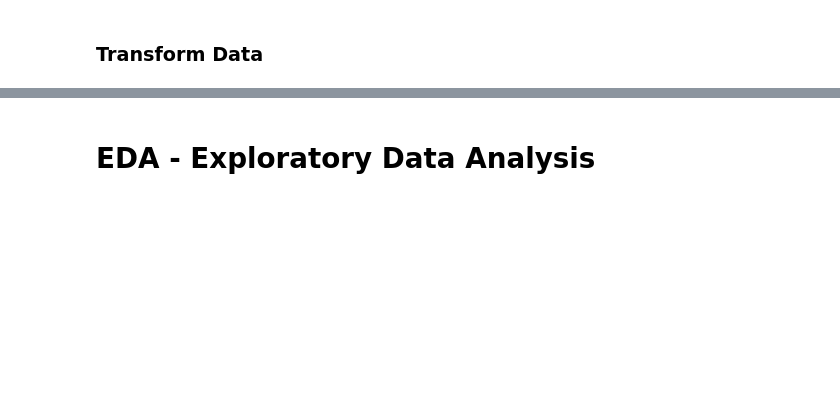
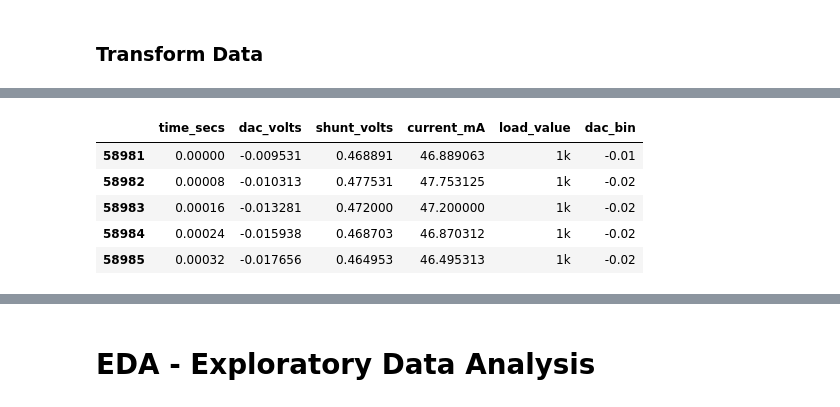
Before and after one commit to import-tiago/FEI, a Jupyter notebook: MSc/PEL309/Analysis/PEL309.ipynb, the cells around one changed output, grey strips where cells are left out. Saved outputs shown, nothing was run; the diff lists cells and outputs as text; code cells hidden in the pictures; blank space fills up the shorter version.

```diff
--- a/MSc/PEL309/Analysis/PEL309.ipynb
+++ b/MSc/PEL309/Analysis/PEL309.ipynb
@@ -43,10 +38,2 @@ def extract_ramp_region(df, column, trigger_threshold):
-# %%
-# Detecta região de rampa a partir de variação abrupta no DAC (indicando início e fim da rampa)
-# Faz apenas no DAC pois o importante é descobrir o index de início e fim da rampa.
-# Utiliza-se os mesmos indexes obtidos para manter em fase com o sinal do shunt.
-
-data_1k_load = extract_ramp_region(data_1k_load, column="dac", trigger_threshold=0.5)
-data_2k_load = extract_ramp_region(data_2k_load, column="dac", trigger_threshold=0.5)
-data_4k7_load = extract_ramp_region(data_4k7_load, column="dac", trigger_threshold=0.5)
 # %% [markdown]
 ### Transform Data
@@ -53 +55,8 @@ data_4k7_load = extract_ramp_region(data_4k7_load, column="dac", trigger_thresho
+# %%
+# Analisa apenas o DAC pois o importante é descobrir o index de início e fim da rampa.
+# Os indexes obtidos aplica-se também às series do shunt, para manter a fase entre sinais.
+
+data_1k_load = extract_ramp_region(data_1k_load, column="dac_volts", trigger_threshold=0.5)
+data_2k_load = extract_ramp_region(data_2k_load, column="dac_volts", trigger_threshold=0.5)
+data_4k7_load = extract_ramp_region(data_4k7_load, column="dac_volts", trigger_threshold=0.5)
 # %%
@@ -143,0 +87,39 @@ ax.legend(title="Load resistance")
+# %%
+# =========================================================
+# Data discretization and statistical aggregation
+# =========================================================
+
+# The datasets from different load conditions are consolidated
+# into a single dataframe for comparative analysis.
+#
+# The DAC voltage domain is discretized using uniform binning,
+# grouping samples that belong to equivalent voltage intervals.
+#
+# For each DAC bin, the mean output current is calculated,
+# reducing acquisition noise and small temporal variations.
+#
+# The resulting structure represents the average transfer
+# characteristic of the FES output stage for each load.
+
+dac_step = 0.01
+
+load_1k_cmp = data_1k_load.copy()
+load_2k_cmp = data_2k_load.copy()
+load_4k7_cmp = data_4k7_load.copy()
+
+load_1k_cmp["load_value"] = "1k"
+load_2k_cmp["load_value"] = "2k"
+load_4k7_cmp["load_value"] = "4k7"
+
+all_currents = pd.concat([load_1k_cmp, load_2k_cmp, load_4k7_cmp])
+
+all_currents["dac_bin"] = (all_currents["dac_volts"] // dac_step) * dac_step
+
+all_currents.head()
+# %% [output]
+|  | time_secs | dac_volts | shunt_volts | current_mA | load_value | dac_bin |
+| 58981 | 0.00000 | -0.009531 | 0.468891 | 46.889063 | 1k | -0.01 |
+| 58982 | 0.00008 | -0.010313 | 0.477531 | 47.753125 | 1k | -0.02 |
+| 58983 | 0.00016 | -0.013281 | 0.472000 | 47.200000 | 1k | -0.02 |
+| 58984 | 0.00024 | -0.015938 | 0.468703 | 46.870312 | 1k | -0.02 |
+| 58985 | 0.00032 | -0.017656 | 0.464953 | 46.495313 | 1k | -0.02 |
```
Also changed, not shown: parts of 12 cells of this notebook.
